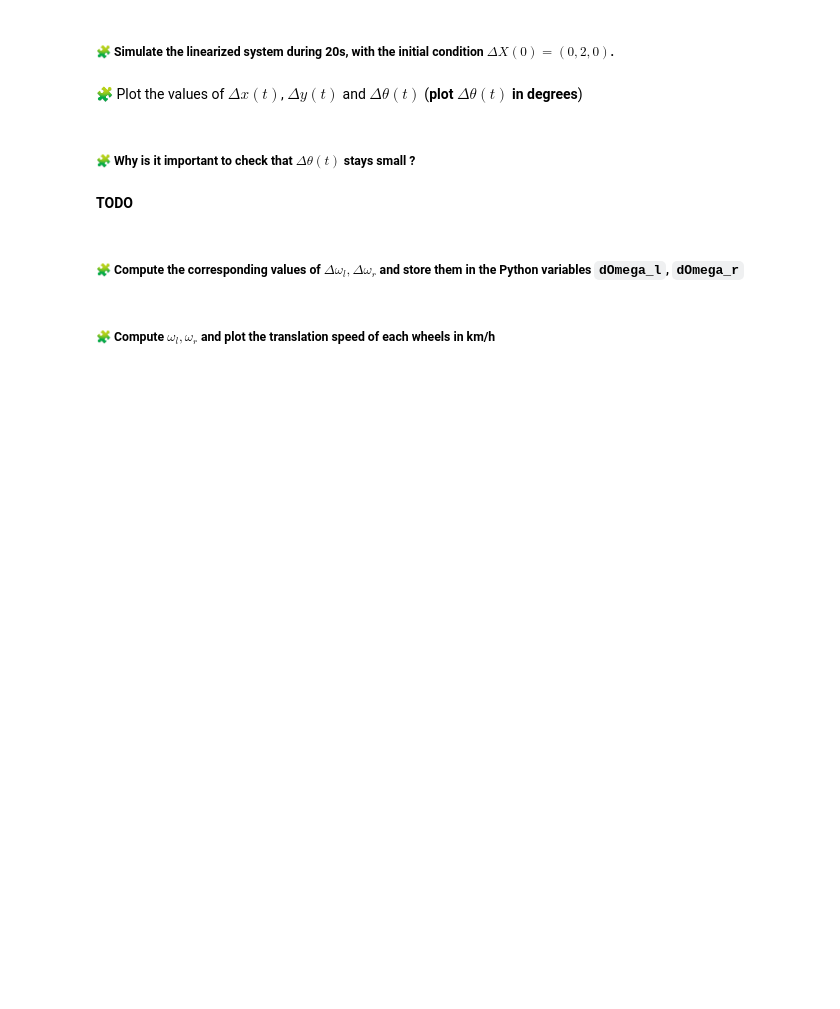
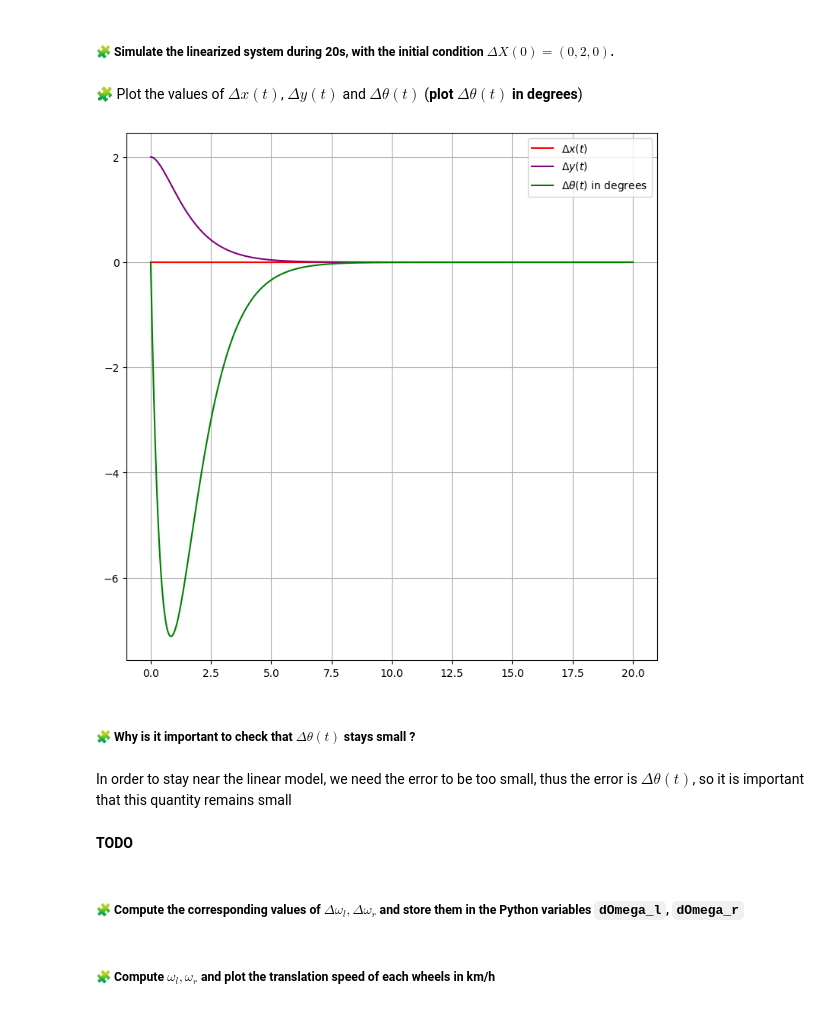
Before and after one commit to Adellah-bellahmama/control-engineering-with-python-project-2023-2024, a Jupyter notebook: Project-part-2.ipynb, the cells around one changed output. Drawn from its saved outputs; the diff is of its cells as text; code cells hidden in the pictures; blank space fills up the shorter version.

```diff
--- a/Project-part-2.ipynb
+++ b/Project-part-2.ipynb
@@ -647,0 +663,22 @@ pass
+# %%
+import numpy as np
+
+# Conversion from km/h to m/s
+v= 25
+v = v / 3.6
+
+# Define matrix A
+A = np.array([[0, 0, 0],
+              [0, 0, v],
+              [0, 0, 0]])
+
+# Define matrix B
+B = np.array([[r/2, r/2],
+              [0, 0],
+              [-r/l, r/l]])
+
+# Print matrices
+print("A = ")
+print(A)
+print("\nB = ")
+print(B)
@@ -657,3 +702,7 @@ pass
+# %%
+def lin_fun(t, deltaX):
+    delta_x_dot = dot(A, deltaX) + dot(B, deltaOmega(t, deltaX))
+    return delta_x_dot
 # %% [markdown]
 ### Controller Design on the linearized system
 # %% [markdown]
@@ -677,2 +730,9 @@ pass
+# %%
+def deltaOmega(t, deltaX):
+    return dot(-K, deltaX)
+
+deltaX_0 = array([0, 2, 0])
+t = linspace(0, 20, 100)
+sol = solve_ivp(fun=lin_fun, t_span=(t[0], t[-1]), y0=deltaX_0, dense_output=True, rtol=1e-5, atol=1e-10)
 # %% [markdown]
 🧩 Plot the values of $\Delta x(t)$, $\Delta y(t)$ and $\Delta\theta(t)$ (**plot $\Delta\theta(t)$ in degrees**)
@@ -681,5 +739,19 @@ pass
+# %%
+t = np.linspace(0.0, 20, 1000)
+dx, dy, dtheta = sol["sol"](t)
+fig, ax = subplots(figsize=(9, 9))
+ax.grid(True)
+ax.plot(t, dx, label="$\Delta x(t)$", color='red')
+ax.plot(t, dy, label="$\Delta y(t)$", color='purple')
+ax.plot(t, np.degrees(dtheta), label=r"$\Delta\theta(t)$ in degrees", color='green')
+ax.legend()
+show()
+# %% [output]
+[figure, added]
 # %% [markdown]
 ##### 🧩 Why is it important to check that $\Delta\theta(t)$ stays small ?
+# %% [markdown]
+In order to stay near the linear model, we need the error to be too small, thus the error is $\Delta\theta(t)$, so it is important that this quantity remains small
 # %% [markdown]
 **TODO**
 # %% [markdown]
```
Also changed, not shown: parts of 25 cells of this notebook.
